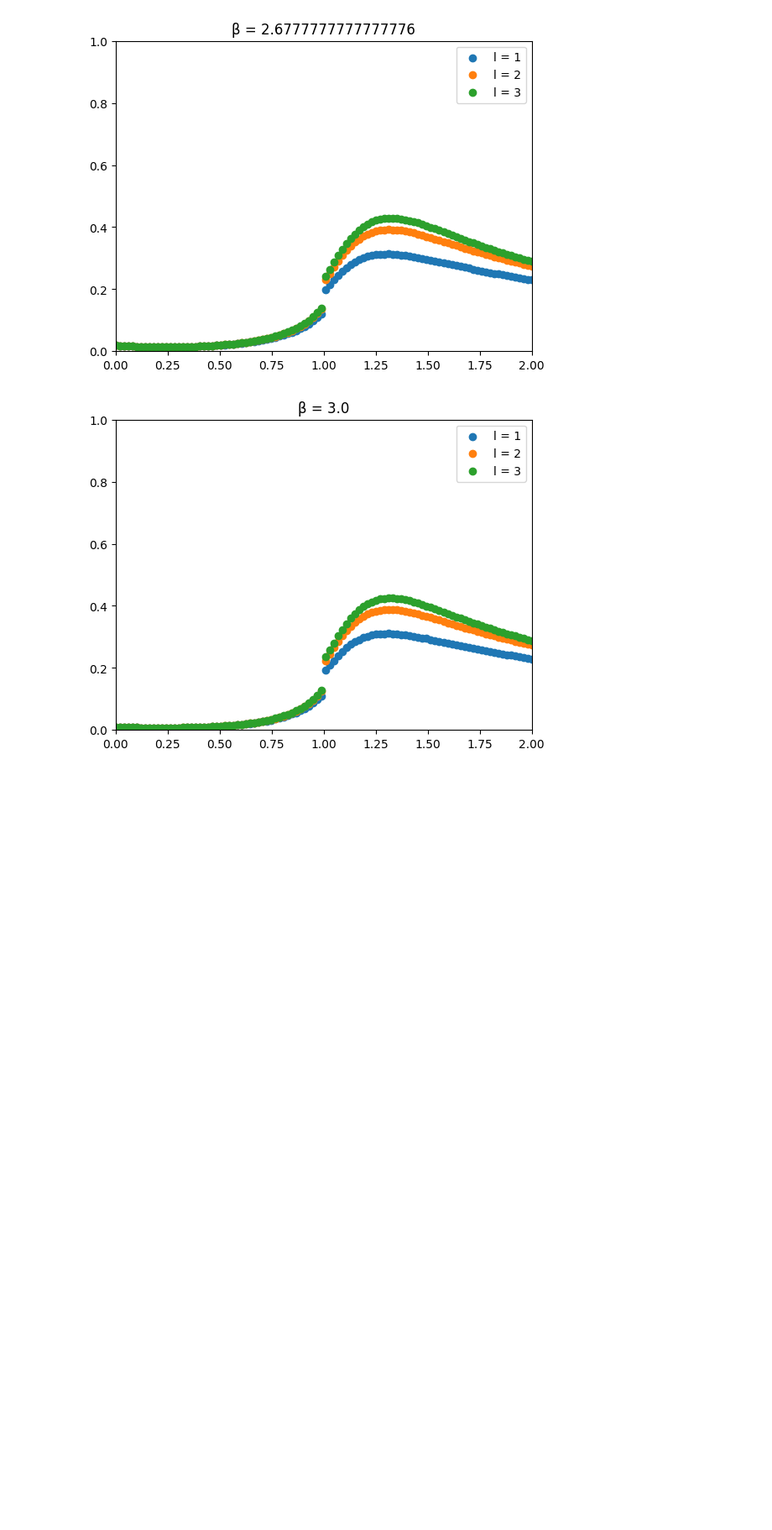
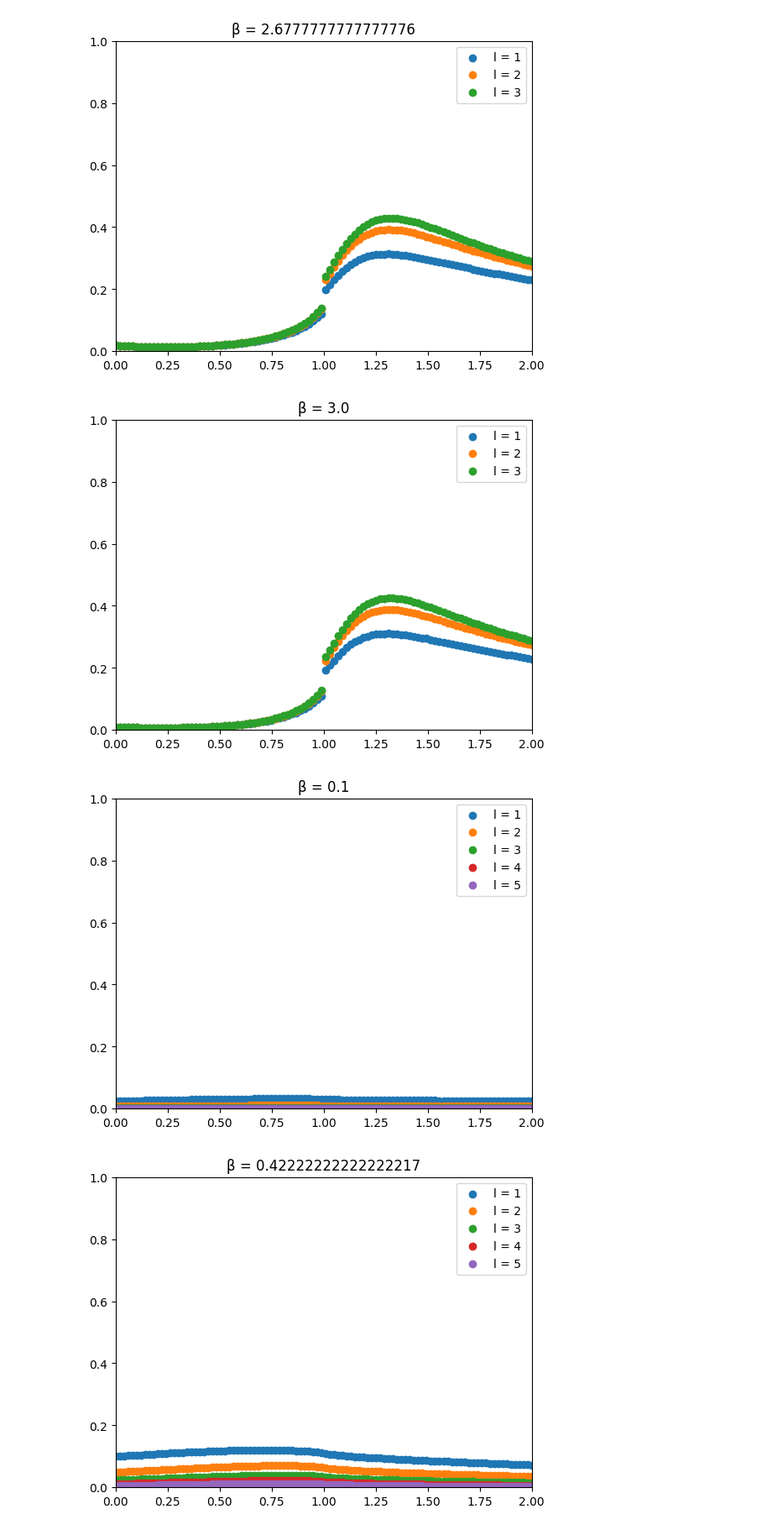
Before and after one commit to KristianMunnikhuis/subsystem_loschmidt_echo, a Jupyter notebook: scripts/mutual_info/exact_diag/Thermal Test/thermal_tests.ipynb, the cells around one changed output. Shown at 84% size. Cells and saved outputs as stored; diff of their text form; code cells hidden in the pictures; blank space fills up the shorter version.

Commit message:
plot

```diff
--- a/scripts/mutual_info/exact_diag/Thermal Test/thermal_tests.ipynb
+++ b/scripts/mutual_info/exact_diag/Thermal Test/thermal_tests.ipynb
@@ -372,3 +372,31 @@ for beta in betas:
 [figure]
 [figure]
 [figure]
+# %%
+L = 64
+J = -1
+betas = np.linspace(0.1,3,10)  # example fixed β values
+hi = np.linspace(0, 2, 100)
+bc = False
+
+for beta in betas:
+    plt.figure()
+    P_n = []
+    strings = []
+    for n in range(1, 6):
+        dat = []
+        for h in hi:
+            Vs, ns = E_prep(L, J, h, bc)
+            G = G_thermal(Vs, ns, beta)
+            dat.append(sps.P_n(2*n, G, L)-sps.P_n(n,G,L)**2)
+        P_n.append(dat)
+        strings.append(n)
+    for p in range(len(P_n)):
+        plt.scatter(hi, P_n[p], label=f"l = {strings[p]}")
+    plt.ylim(0,1)
+    plt.xlim(0,2)
+    plt.title(f"β = {beta}")
+    plt.legend()
+# %% [output]
+[figure, added]
+[figure, added]
```
Also changed, not shown: parts of 1 cell of this notebook.
